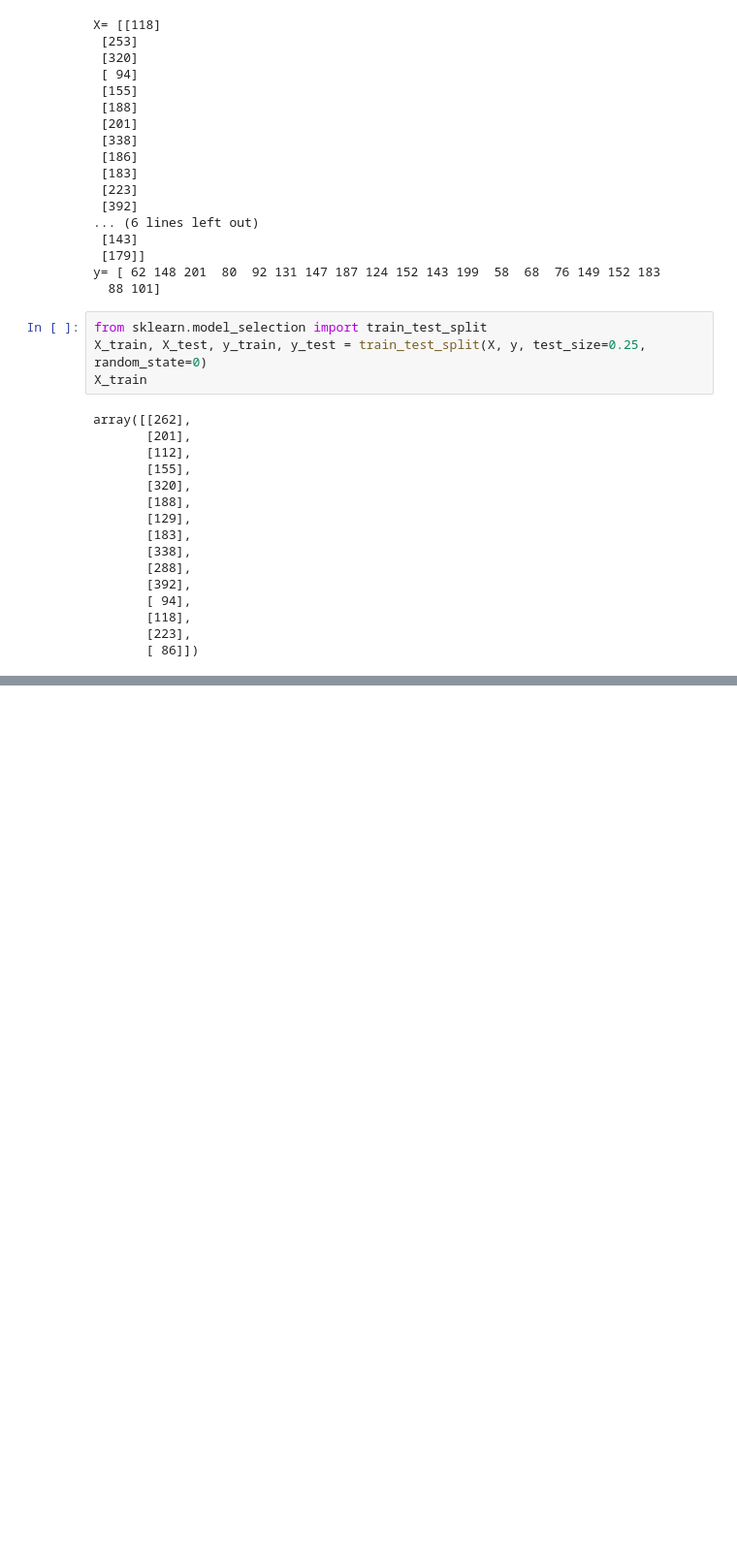
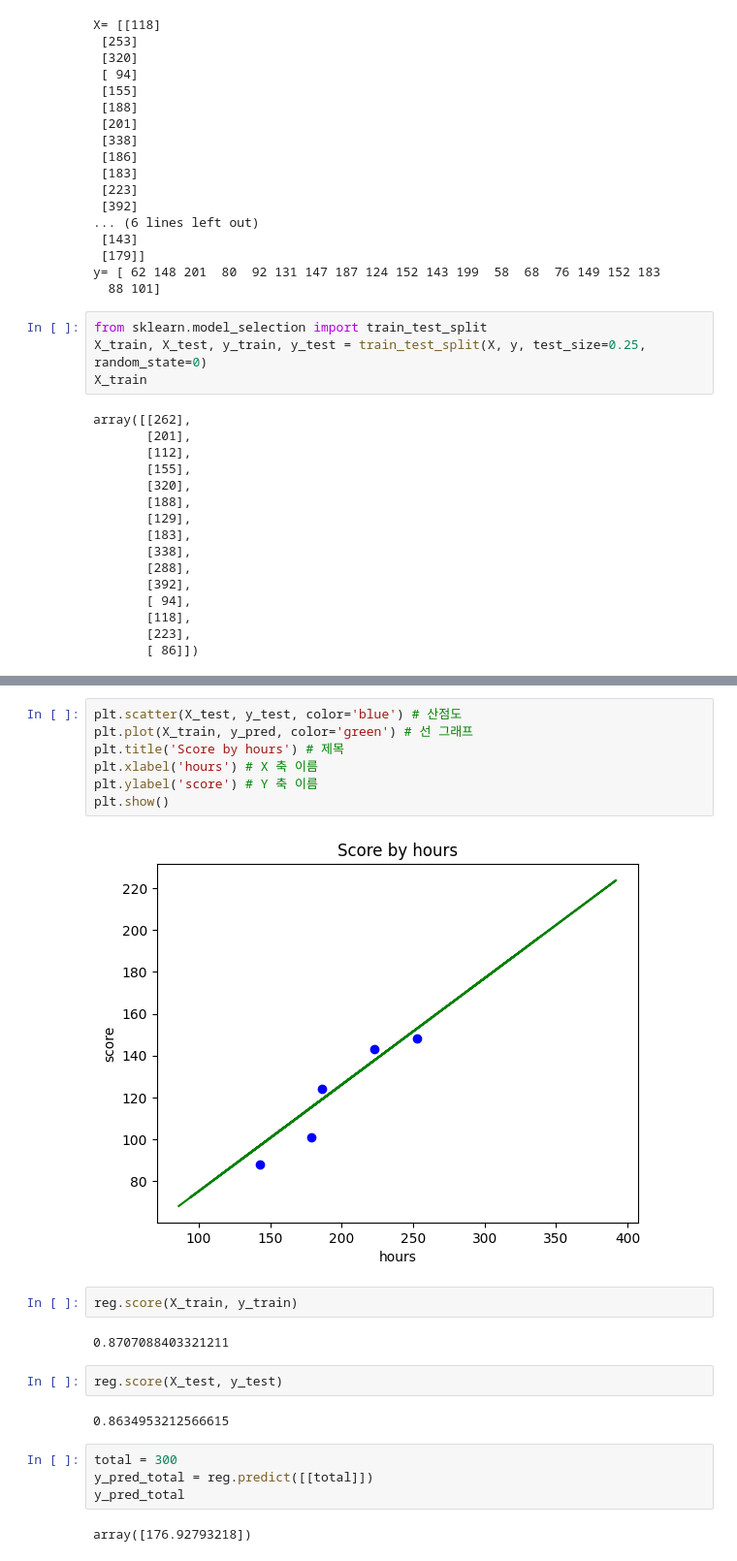
Before and after one commit to krkoknj/ml-study, a Jupyter notebook: pythonML/ScikitLearn/06. Quiz.ipynb, the cells around one changed output, grey strips where cells are left out. Shown: that part at 97% size. Drawn from its saved outputs; the diff is of its cells as text; blank space fills up the shorter version.

```diff
--- a/pythonML/ScikitLearn/06. Quiz.ipynb
+++ b/pythonML/ScikitLearn/06. Quiz.ipynb
@@ -48,0 +78,23 @@ array([[262],
+# %%
+plt.scatter(X_test, y_test, color='blue') # 산점도
+plt.plot(X_train, y_pred, color='green') # 선 그래프
+plt.title('Score by hours') # 제목
+plt.xlabel('hours') # X 축 이름
+plt.ylabel('score') # Y 축 이름
+plt.show()
+# %% [output]
+[figure, added]
+# %%
+reg.score(X_train, y_train)
+# %% [output]
+0.8707088403321211
+# %%
+reg.score(X_test, y_test)
+# %% [output]
+0.8634953212566615
+# %%
+total = 300
+y_pred_total = reg.predict([[total]])
+y_pred_total
+# %% [output]
+array([176.92793218])
```
Also changed, not shown: parts of 5 cells of this notebook, 3 other files.
